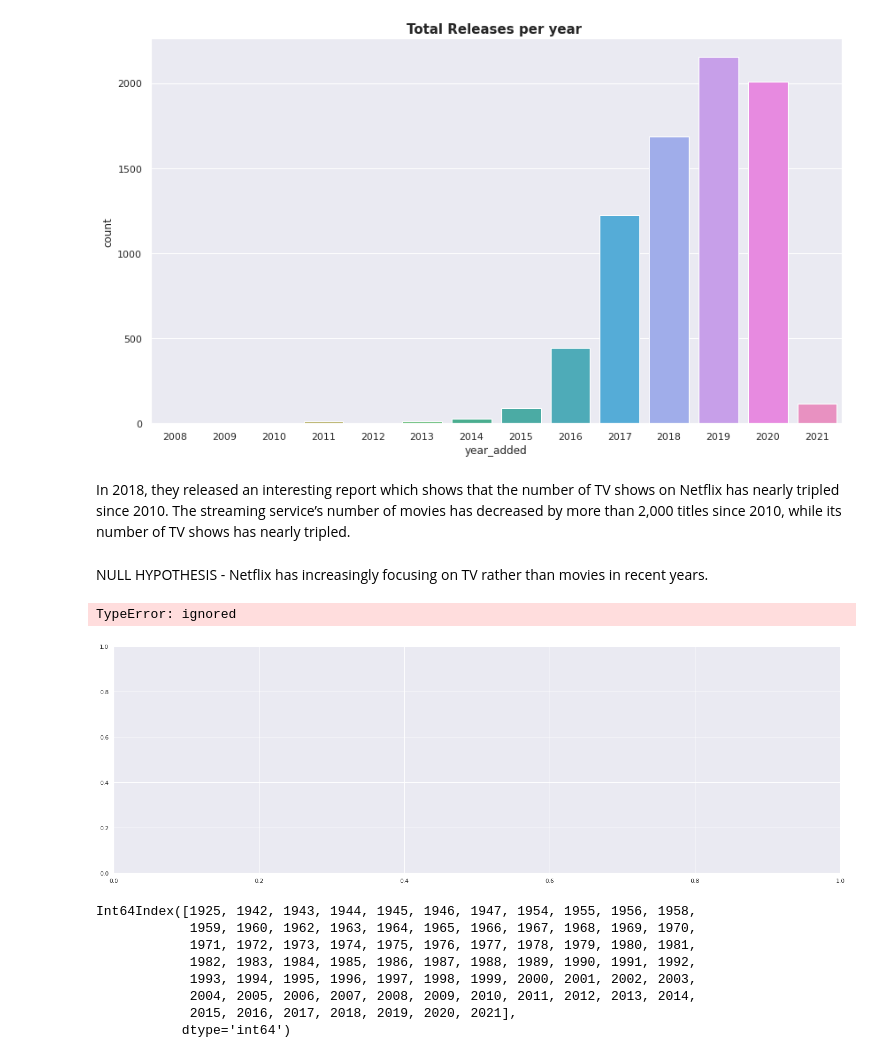
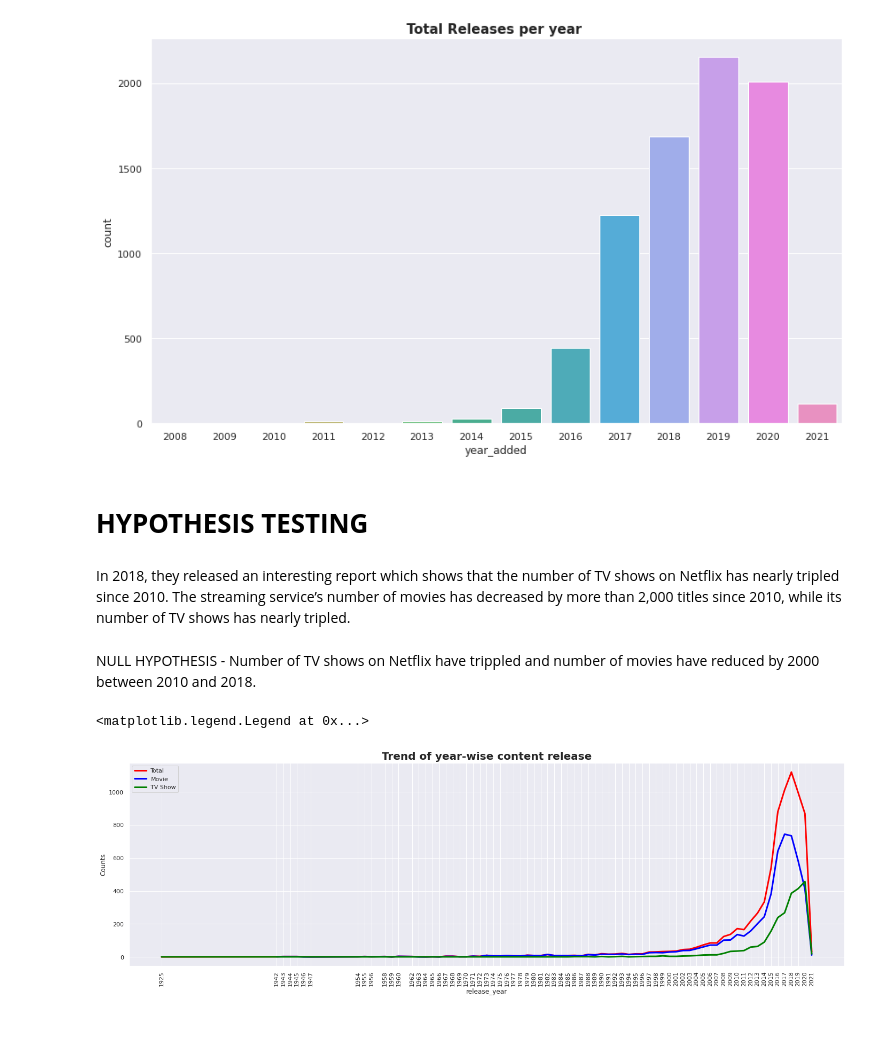
Before and after one commit to shashankbhatia15/NETFLIX-MOVIES-AND-TV-SHOWS-CLUSTERING, a Jupyter notebook: NETFLIX_MOVIES_AND_TV_SHOWS_CLUSTERING.ipynb, the cells around one changed output. Cells and saved outputs as stored; diff of their text form; code cells hidden in the pictures; blank space fills up the shorter version.

```diff
--- a/NETFLIX_MOVIES_AND_TV_SHOWS_CLUSTERING.ipynb
+++ b/NETFLIX_MOVIES_AND_TV_SHOWS_CLUSTERING.ipynb
@@ -416,42 +416,30 @@ plt.title('Total Releases per year ',size='15',fontweight="bold")
 plt.show()
 # %% [output]
 [figure]
+# %% [markdown]
+# **HYPOTHESIS TESTING**
 # %% [markdown]
 In 2018, they released an interesting report which shows that the number of TV shows on Netflix has nearly tripled since 2010. The streaming service’s number of movies has decreased by more than 2,000 titles since 2010, while its number of TV shows has nearly tripled.
-# %% [markdown]
-NULL HYPOTHESIS - Netflix has increasingly focusing on TV rather than movies in recent years.
+# %% [markdown]
+NULL HYPOTHESIS - Number of TV shows on Netflix have trippled and number of movies have reduced by 2000 between 2010 and 2018.
 # %%
 #Visualize the growth of netflix industry over the years
 
 year_data = df['release_year'].value_counts().sort_index().loc[:2021]
 type_data = df.groupby('release_year')['type'].value_counts().unstack().loc[:2021]
 
-fig, ax = plt.subplots(1,1, figsize=(25,8))
 
-ax.plot(x=year_data.index,y=year_data, color = 'red', linewidth=3, label='Total')
-ax.plot(type_data.index, type_data['Movie'], color='blue', linewidth=3, label='Movie')
-ax.plot(type_data.index, type_data['TV Show'], color='green', linewidth=3, label='TV Show')
+plt.figure(figsize=(24,7))
 
-ax.plot()
+sns.lineplot(x=year_data.index,y=year_data, color = 'red', linewidth=3, label='Total')
+sns.lineplot(type_data.index, type_data['Movie'], color='blue', linewidth=3, label='Movie')
+sns.lineplot(type_data.index, type_data['TV Show'], color='green', linewidth=3, label='TV Show')
 
-ax.yaxis.set_tick_params(labelsize=10)
-ax.xaxis.set_tick_params(labelsize=0)
-
-ax.set_title('Over The Years 2010 -2021')
-
+plt.xticks(year_data.index.unique())
+plt.title("Trend of year-wise content release", weight='bold', fontsize=20)
 plt.xticks(rotation = 90)
+plt.ylabel('Counts')
 plt.legend(loc='upper left')
 # %% [output]
-TypeError: ignored
+<matplotlib.legend.Legend at 0x...>
-[figure, old version]
+[figure, new version]
-# %%
-year_data.index
-# %% [output]
-Int64Index([1925, 1942, 1943, 1944, 1945, 1946, 1947, 1954, 1955, 1956, 1958,
-            1959, 1960, 1962, 1963, 1964, 1965, 1966, 1967, 1968, 1969, 1970,
-            1971, 1972, 1973, 1974, 1975, 1976, 1977, 1978, 1979, 1980, 1981,
-            1982, 1983, 1984, 1985, 1986, 1987, 1988, 1989, 1990, 1991, 1992,
-            1993, 1994, 1995, 1996, 1997, 1998, 1999, 2000, 2001, 2002, 2003,
-            2004, 2005, 2006, 2007, 2008, 2009, 2010, 2011, 2012, 2013, 2014,
-            2015, 2016, 2017, 2018, 2019, 2020, 2021],
-           dtype='int64')
```
Also changed, not shown: parts of 4 cells of this notebook.
